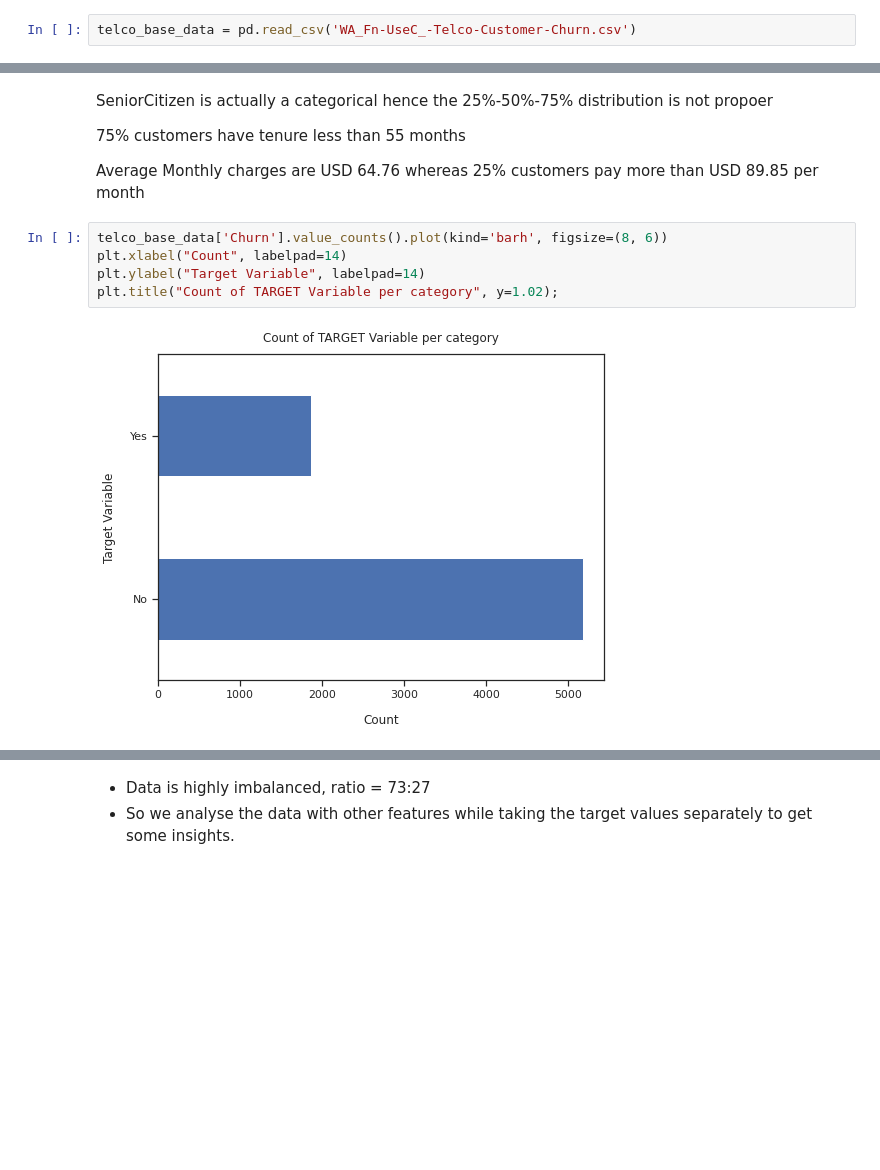
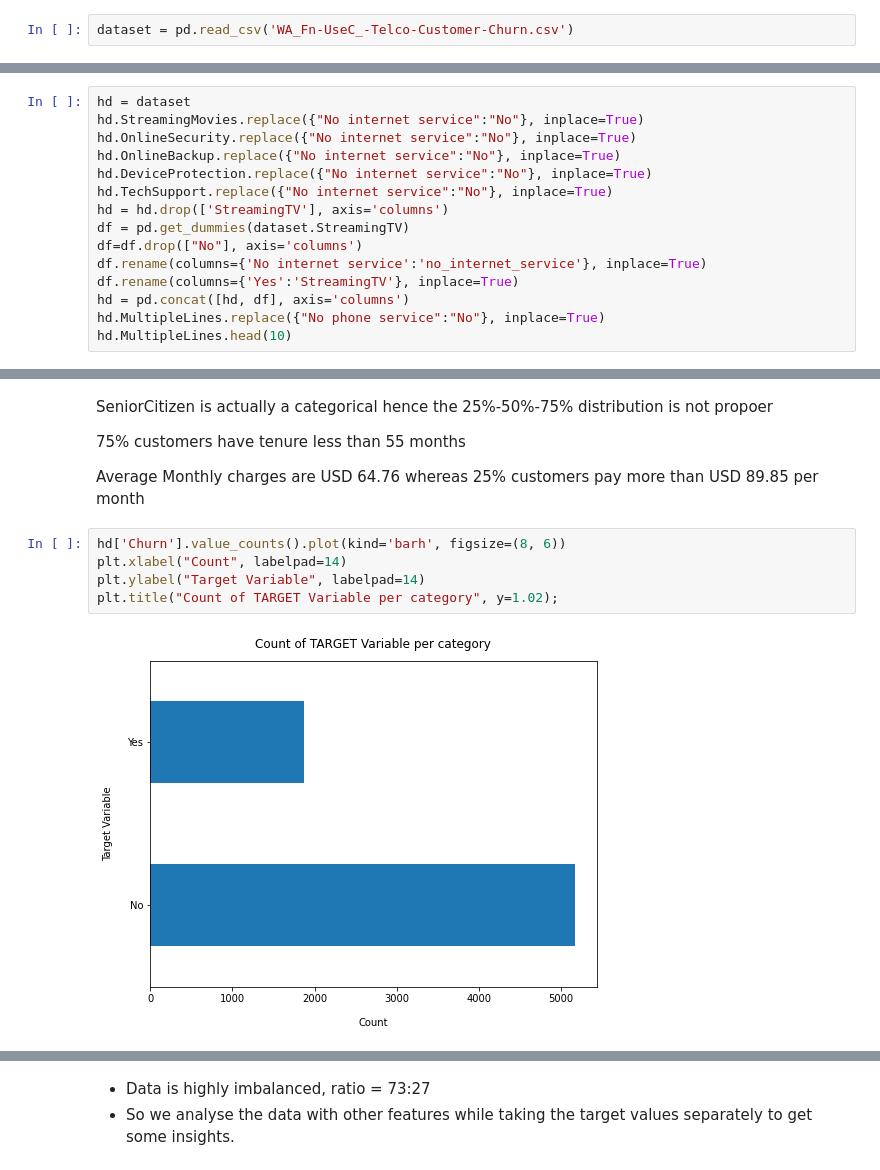
Before and after one commit to 4nirudh5/Customer-churn, a Jupyter notebook: customer_churn_EDA.ipynb, the cells around one changed output, grey strips where cells are left out. Drawn from its saved outputs; the diff is of its cells as text; blank space fills up the shorter version.

```diff
--- a/customer_churn_EDA.ipynb
+++ b/customer_churn_EDA.ipynb
@@ -17,7 +18,7 @@ import matplotlib.pyplot as plt
 # %% [markdown]
 **Load the data file**
 # %%
-telco_base_data = pd.read_csv('WA_Fn-UseC_-Telco-Customer-Churn.csv')
+dataset = pd.read_csv('WA_Fn-UseC_-Telco-Customer-Churn.csv')
 # %% [markdown]
 Look at the top 5 records of data
 # %%
@@ -32,3 +33,18 @@ telco_base_data.head()
 5 rows × 21 columns
 # %% [markdown]
 Check the various attributes of data like shape (rows and cols), Columns, datatypes
+# %%
+hd = dataset
+hd.StreamingMovies.replace({"No internet service":"No"}, inplace=True)
+hd.OnlineSecurity.replace({"No internet service":"No"}, inplace=True)
+hd.OnlineBackup.replace({"No internet service":"No"}, inplace=True)
+hd.DeviceProtection.replace({"No internet service":"No"}, inplace=True)
+hd.TechSupport.replace({"No internet service":"No"}, inplace=True)
+hd = hd.drop(['StreamingTV'], axis='columns')
+df = pd.get_dummies(dataset.StreamingTV)
+df=df.drop(["No"], axis='columns')
+df.rename(columns={'No internet service':'no_internet_service'}, inplace=True)
+df.rename(columns={'Yes':'StreamingTV'}, inplace=True)
+hd = pd.concat([hd, df], axis='columns')
+hd.MultipleLines.replace({"No phone service":"No"}, inplace=True)
+hd.MultipleLines.head(10)
@@ -86,10 +114,10 @@ SeniorCitizen is actually a categorical hence the 25%-50%-75% distribution is no
 
 Average Monthly charges are USD 64.76 whereas 25% customers pay more than USD 89.85 per month
 # %%
-telco_base_data['Churn'].value_counts().plot(kind='barh', figsize=(8, 6))
+hd['Churn'].value_counts().plot(kind='barh', figsize=(8, 6))
 plt.xlabel("Count", labelpad=14)
 plt.ylabel("Target Variable", labelpad=14)
 plt.title("Count of TARGET Variable per category", y=1.02);
 # %% [output]
-[figure, old version]
+[figure, new version]
 # %%
```
Also changed, not shown: parts of 40 cells of this notebook.
